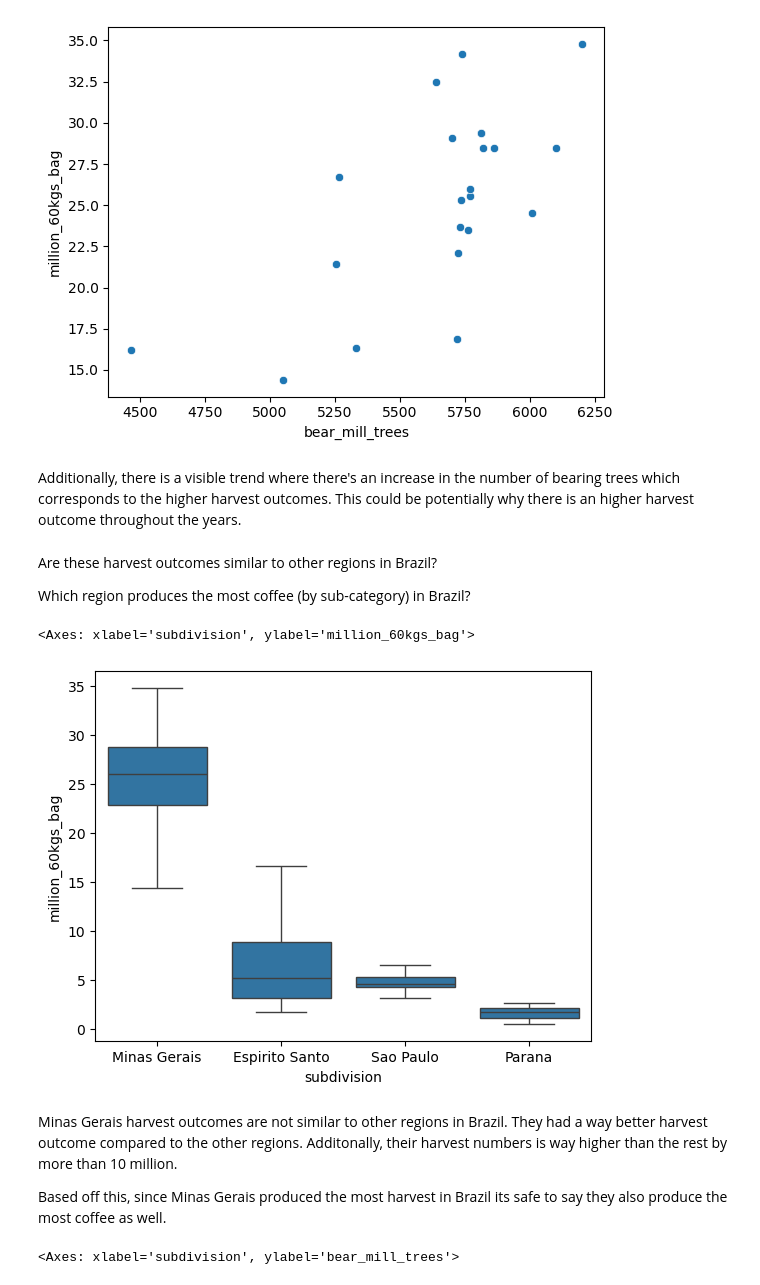
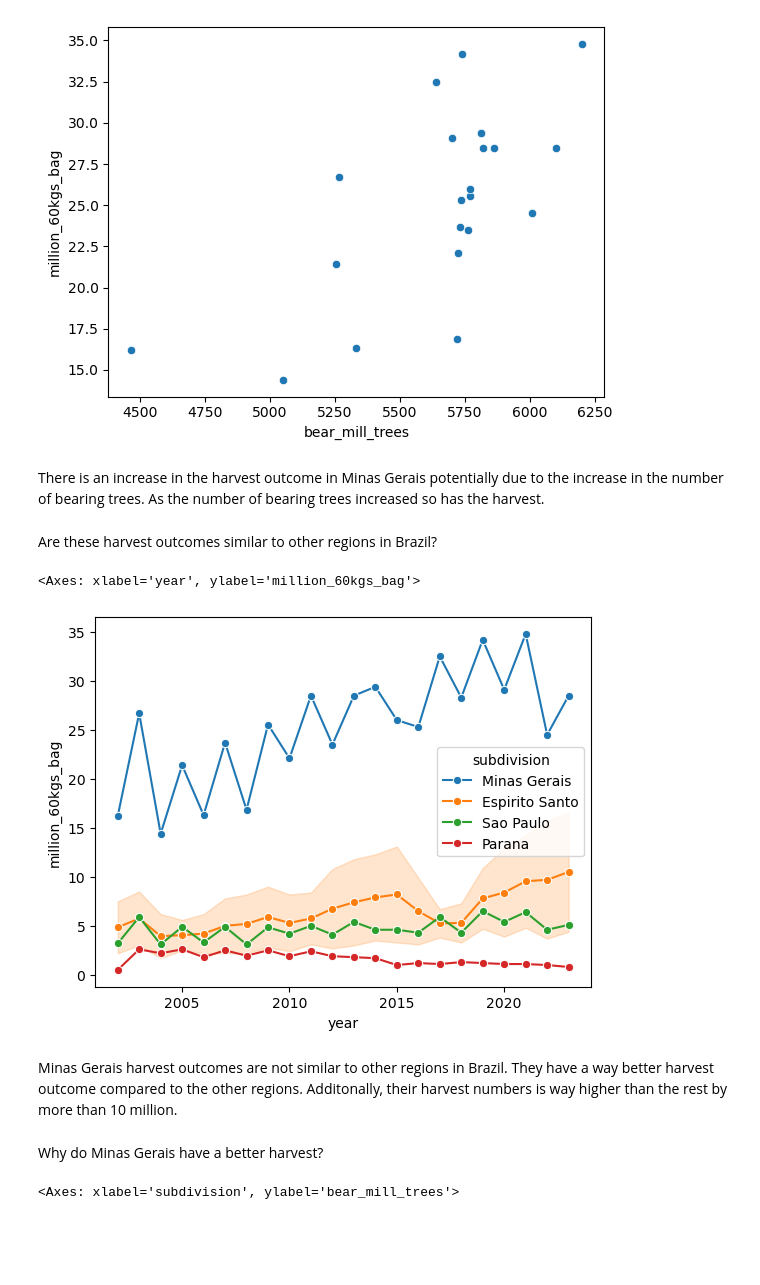
Before and after one commit to khadazhaia/projects, a Jupyter notebook: weather_api/notebooks/explore_weather.ipynb, the cells around one changed output. Cells and saved outputs as stored; diff of their text form; code cells hidden in the pictures; blank space fills up the shorter version.

Commit message:
exploring unemployment

```diff
--- a/weather_api/notebooks/explore_weather.ipynb
+++ b/weather_api/notebooks/explore_weather.ipynb
@@ -15,7 +14,7 @@ import seaborn as sns
 # %%
 br_df = pd.read_csv("/Users/sa17/Desktop/projects/projects/weather_api/data/csv/br_final.csv")
 
-br_df = pd.DataFrame(br_df)[["year","subdivision", "million_60kgs_bag", "nonbear_mill_trees", "bear_mill_trees","avg_unemp_perc"]]
+br_df = pd.DataFrame(br_df)[["year", "subdivision", "type", "million_60kgs_bag", "nonbear_mill_trees", "bear_mill_trees","avg_unemp_perc"]]
 
 br_df
 # %% [output]
@@ -73,21 +49,19 @@ sns.scatterplot(data=mg_df, x="bear_mill_trees", y="million_60kgs_bag")
 # %% [output]
 <Axes: xlabel='bear_mill_trees', ylabel='million_60kgs_bag'>
 [figure]
-# %% [markdown]
-Additionally, there is a visible trend where there's an increase in the number of bearing trees which corresponds to the higher harvest outcomes. This could be potentially why there is an higher harvest outcome throughout the years.
+# %% [markdown]
+There is an increase in the harvest outcome in Minas Gerais potentially due to the increase in the number of bearing trees. As the number of bearing trees increased so has the harvest.
 # %% [markdown]
  Are these harvest outcomes similar to other regions in Brazil?
-
- Which region produces the most coffee (by sub-category) in Brazil?
 # %%
-sns.boxplot(data=br_df, x="subdivision", y="million_60kgs_bag")
+sns.lineplot(data=br_df, x="year", y="million_60kgs_bag", hue="subdivision", marker="o")
 # %% [output]
-<Axes: xlabel='subdivision', ylabel='million_60kgs_bag'>
+<Axes: xlabel='year', ylabel='million_60kgs_bag'>
-[figure, old version]
+[figure, new version]
 # %% [markdown]
-Minas Gerais harvest outcomes are not similar to other regions in Brazil. They had a way better harvest outcome compared to the other regions. Additonally, their harvest numbers is way higher than the rest by more than 10 million.
-
-Based off this, since Minas Gerais produced the most harvest in Brazil its safe to say they also produce the most coffee as well.
+Minas Gerais harvest outcomes are not similar to other regions in Brazil. They have a way better harvest outcome compared to the other regions. Additonally, their harvest numbers is way higher than the rest by more than 10 million.
+# %% [markdown]
+Why do Minas Gerais have a better harvest?
 # %%
 sns.boxplot(data=br_df, x="subdivision", y="bear_mill_trees")
 # %% [output]
```
Also changed, not shown: parts of 17 cells of this notebook.
